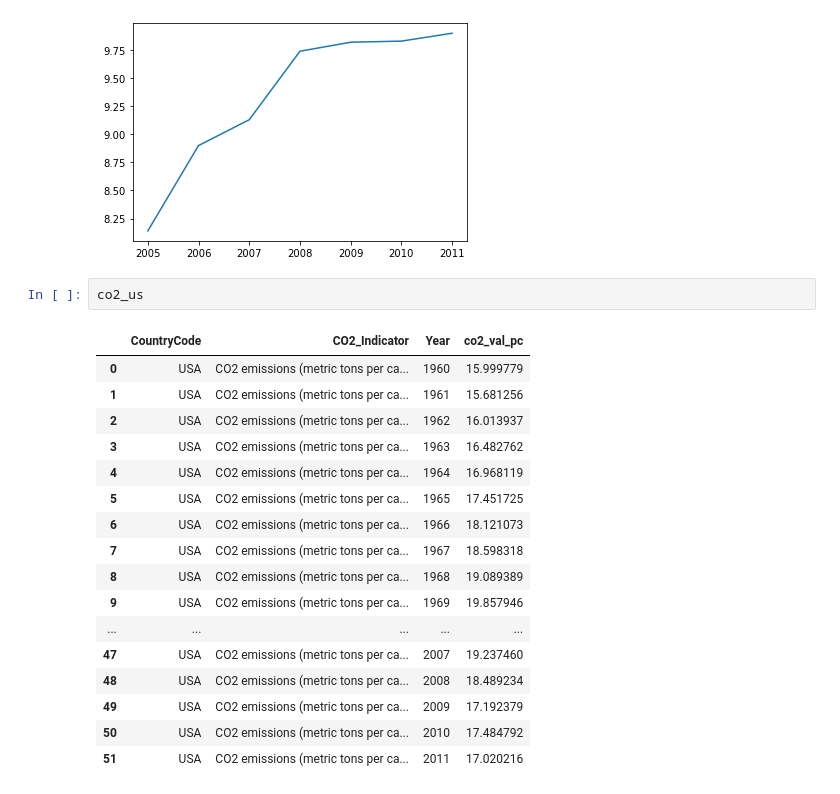
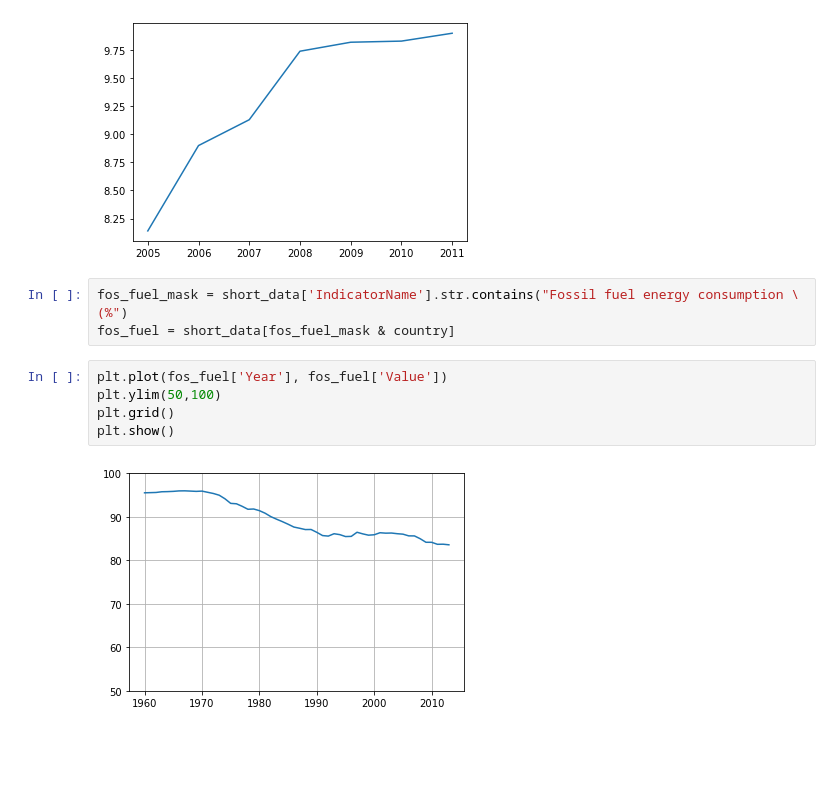
Before and after one commit to robertcox324/5horsemenoftheapocalypse, a Jupyter notebook: WDI_Analysis.ipynb, the cells around one changed output. Drawn from its saved outputs; the diff is of its cells as text; blank space fills up the shorter version.

```diff
--- a/WDI_Analysis.ipynb
+++ b/WDI_Analysis.ipynb
@@ -679,23 +780,13 @@ co2_elec_retail[['co2_val_pc',  'av_price']].corr()
 | co2_val_pc | 1.000000 | -0.874974 |
 | av_price | -0.874974 | 1.000000 |
 [figure]
-# %%
-co2_us
-# %% [output]
-|  | CountryCode | CO2_Indicator | Year | co2_val_pc |
-| 0 | USA | CO2 emissions (metric tons per ca... | 1960 | 15.999779 |
-| 1 | USA | CO2 emissions (metric tons per ca... | 1961 | 15.681256 |
-| 2 | USA | CO2 emissions (metric tons per ca... | 1962 | 16.013937 |
-| 3 | USA | CO2 emissions (metric tons per ca... | 1963 | 16.482762 |
-| 4 | USA | CO2 emissions (metric tons per ca... | 1964 | 16.968119 |
-| 5 | USA | CO2 emissions (metric tons per ca... | 1965 | 17.451725 |
-| 6 | USA | CO2 emissions (metric tons per ca... | 1966 | 18.121073 |
-| 7 | USA | CO2 emissions (metric tons per ca... | 1967 | 18.598318 |
-| 8 | USA | CO2 emissions (metric tons per ca... | 1968 | 19.089389 |
-| 9 | USA | CO2 emissions (metric tons per ca... | 1969 | 19.857946 |
-| ... | ... | ... | ... | ... |
-| 47 | USA | CO2 emissions (metric tons per ca... | 2007 | 19.237460 |
-| 48 | USA | CO2 emissions (metric tons per ca... | 2008 | 18.489234 |
-| 49 | USA | CO2 emissions (metric tons per ca... | 2009 | 17.192379 |
-| 50 | USA | CO2 emissions (metric tons per ca... | 2010 | 17.484792 |
-| 51 | USA | CO2 emissions (metric tons per ca... | 2011 | 17.020216 |
+# %%
+fos_fuel_mask = short_data['IndicatorName'].str.contains("Fossil fuel energy consumption \(%")
+fos_fuel = short_data[fos_fuel_mask & country]
+# %%
+plt.plot(fos_fuel['Year'], fos_fuel['Value'])
+plt.ylim(50,100)
+plt.grid()
+plt.show()
+# %% [output]
+[figure, added]
```
Also changed, not shown: parts of 40 cells of this notebook.
